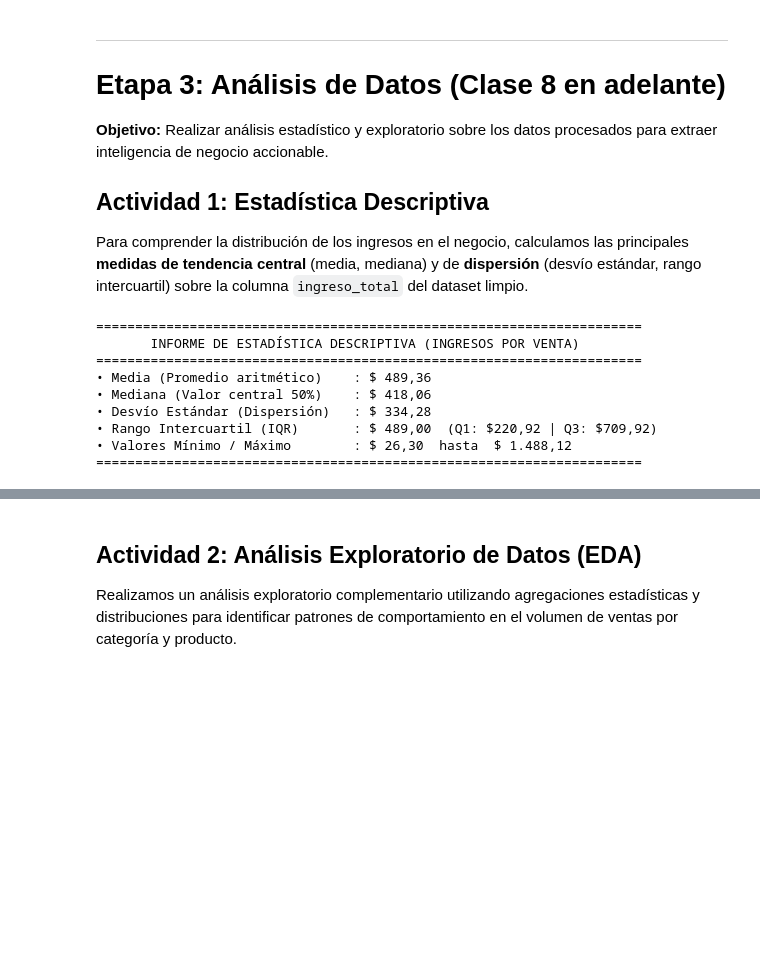
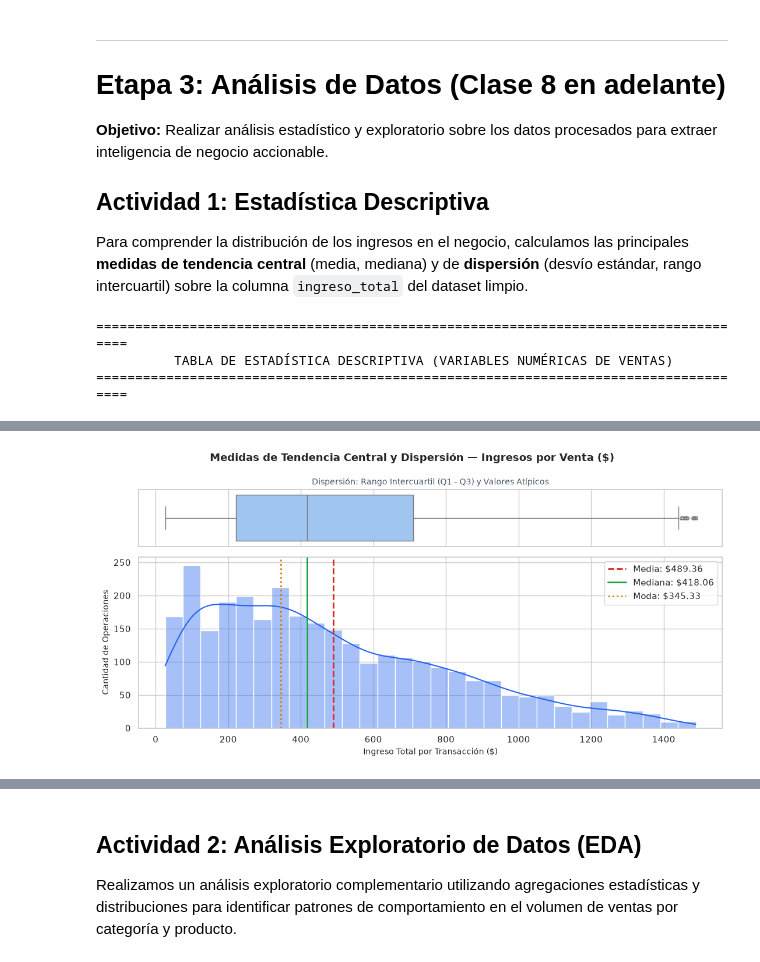
Before and after one commit to francoBa/analisisDatos-TT2026, a Jupyter notebook: entrega_final.ipynb, the cells around one changed output, grey strips where cells are left out. Saved outputs shown, nothing was run; the diff lists cells and outputs as text; code cells hidden in the pictures; blank space fills up the shorter version.

```diff
--- a/entrega_final.ipynb
+++ b/entrega_final.ipynb
@@ -931,38 +931,59 @@ display(vista_integrada.head(10))
 Para comprender la distribución de los ingresos en el negocio, calculamos las principales **medidas de tendencia central** (media, mediana) y de **dispersión** (desvío estándar, rango intercuartil) sobre la columna `ingreso_total` del dataset limpio.
 # %%
 # =====================================================================
-# ACTIVIDAD 3.1: ESTADÍSTICA DESCRIPTIVA
+# ETAPA 3.1: ESTADÍSTICA DESCRIPTIVA + GRÁFICO DE TENDENCIA Y DISPERSIÓN
 # =====================================================================
+import numpy as np
+import pandas as pd
+import matplotlib.pyplot as plt
+import seaborn as sns
 
-import numpy as np
+sns.set_theme(style="whitegrid")
 
-ingresos_array = df_ventas_limpio['ingreso_total']
+# 1. Cálculo de tabla estadística
+cols_numericas = ['precio', 'cantidad', 'ingreso_total']
 
-media_ingreso = ingresos_array.mean()
-mediana_ingreso = ingresos_array.median()
-desvio_ingreso = ingresos_array.std()
-min_ingreso = ingresos_array.min()
-max_ingreso = ingresos_array.max()
-q25_ingreso = ingresos_array.quantile(0.25)
-q75_ingreso = ingresos_array.quantile(0.75)
-iqr_ingreso = q75_ingreso - q25_ingreso
+df_estadistico = df_ventas_limpio[cols_numericas].agg(['mean', 'median', 'min', 'max', 'var', 'std']).T
+df_estadistico.columns = ['Media', 'Mediana', 'Mínimo', 'Máximo', 'Varianza', 'Desvío Estándar']
 
-print("=" * 70)
-print("       INFORME DE ESTADÍSTICA DESCRIPTIVA (INGRESOS POR VENTA)")
-print("=" * 70)
-print(f"• Media (Promedio aritmético)    : $ {media_ingreso:,.2f}".replace(",", "X").replace(".", ",").replace("X", "."))
-print(f"• Mediana (Valor central 50%)    : $ {mediana_ingreso:,.2f}".replace(",", "X").replace(".", ",").replace("X", "."))
-print(f"• Desvío Estándar (Dispersión)   : $ {desvio_ingreso:,.2f}".replace(",", "X").replace(".", ",").replace("X", "."))
-print(f"• Rango Intercuartil (IQR)       : $ {iqr_ingreso:,.2f}  (Q1: ${q25_ingreso:,.2f} | Q3: ${q75_ingreso:,.2f})".replace(",", "X").replace(".", ",").replace("X", "."))
-print(f"• Valores Mínimo / Máximo        : $ {min_ingreso:,.2f}  hasta  $ {max_ingreso:,.2f}".replace(",", "X").replace(".", ",").replace("X", "."))
-print("=" * 70)
+df_estadistico['Moda'] = df_ventas_limpio[cols_numericas].mode().iloc[0]
+df_estadistico['Rango'] = df_estadistico['Máximo'] - df_estadistico['Mínimo']
+df_estadistico['RIC (IQR)'] = df_ventas_limpio[cols_numericas].quantile(0.75) - df_ventas_limpio[cols_numericas].quantile(0.25)
+
+print("=" * 85)
+print("          TABLA DE ESTADÍSTICA DESCRIPTIVA (VARIABLES NUMÉRICAS DE VENTAS)")
+print("=" * 85)
+display(df_estadistico.round(2))
+
+# 2. Gráfico combinado: Boxplot (dispersión) + Histograma (tendencia central)
+fig_est, (ax_box, ax_hist) = plt.subplots(
+    2, 1, figsize=(11, 5.5), sharex=True, gridspec_kw={"height_ratios": (0.25, 0.75)}
+)
+fig_est.suptitle('Medidas de Tendencia Central y Dispersión — Ingresos por Venta ($)', fontsize=13, fontweight='bold')
+
+# Boxplot superior
+sns.boxplot(x=df_ventas_limpio['ingreso_total'], ax=ax_box, color='#93c5fd', flierprops=dict(marker='o', markersize=4))
+ax_box.set(xlabel='')
+ax_box.set_title('Dispersión: Rango Intercuartil (Q1 - Q3) y Valores Atípicos', fontsize=10, color='#475569')
+
+# Histograma inferior con líneas de Media, Mediana y Moda
+sns.histplot(df_ventas_limpio['ingreso_total'], bins=30, kde=True, ax=ax_hist, color='#2563eb', alpha=0.4)
+
+media_val = df_ventas_limpio['ingreso_total'].mean()
+mediana_val = df_ventas_limpio['ingreso_total'].median()
+moda_val = df_ventas_limpio['ingreso_total'].mode().iloc[0]
+
+ax_hist.axvline(media_val, color='#dc2626', linestyle='--', linewidth=2, label=f'Media: ${media_val:,.2f}')
+ax_hist.axvline(mediana_val, color='#16a34a', linestyle='-', linewidth=2, label=f'Mediana: ${mediana_val:,.2f}')
+ax_hist.axvline(moda_val, color='#d97706', linestyle=':', linewidth=2, label=f'Moda: ${moda_val:,.2f}')
+
+ax_hist.set_xlabel('Ingreso Total por Transacción ($)', fontsize=10)
+ax_hist.set_ylabel('Cantidad de Operaciones', fontsize=10)
+ax_hist.legend()
+
+plt.tight_layout()
+plt.show()
 # %% [output]
-======================================================================
-       INFORME DE ESTADÍSTICA DESCRIPTIVA (INGRESOS POR VENTA)
-======================================================================
-• Media (Promedio aritmético)    : $ 489,36
-• Mediana (Valor central 50%)    : $ 418,06
-• Desvío Estándar (Dispersión)   : $ 334,28
-• Rango Intercuartil (IQR)       : $ 489,00  (Q1: $220,92 | Q3: $709,92)
-• Valores Mínimo / Máximo        : $ 26,30  hasta  $ 1.488,12
-======================================================================
+=====================================================================================
+          TABLA DE ESTADÍSTICA DESCRIPTIVA (VARIABLES NUMÉRICAS DE VENTAS)
+=====================================================================================
@@ -968,0 +994 @@ print("=" * 70)
+[figure, added]
```
Also changed, not shown: parts of 11 cells of this notebook, 1 other file.
